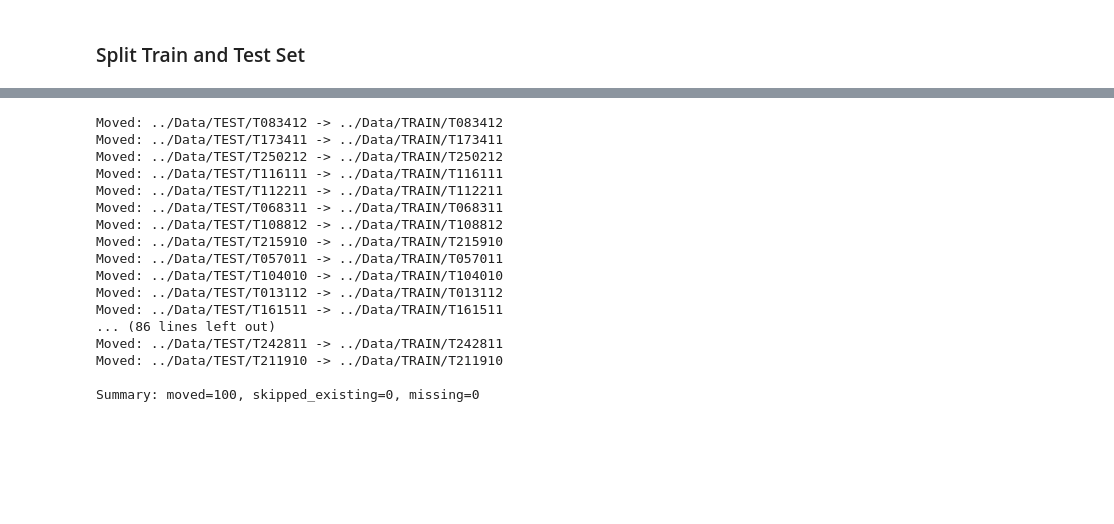
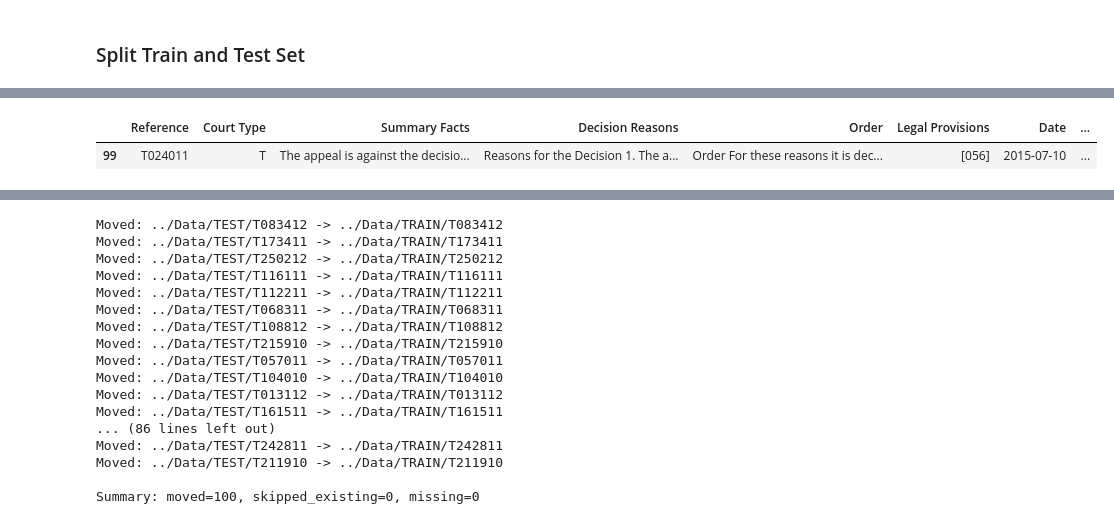
Before and after one commit to dahrb/Inventive_Step_ADM, a Jupyter notebook: Data/data_prep.ipynb, the cells around one changed output, grey strips where cells are left out. Drawn from its saved outputs; the diff is of its cells as text; code cells hidden in the pictures; blank space fills up the shorter version.

```diff
--- a/Data/data_prep.ipynb
+++ b/Data/data_prep.ipynb
@@ -253,7 +256,12 @@ len(test_data)
 test_data.to_pickle('test_data_Inv_Step.pkl')
 # %%
 import pandas as pd
-test_data = pd.read_pickle('test_data_Inv_Step.pkl')
+train_data = pd.read_pickle('train_data_Inv_Step.pkl')
+# %%
+train_data.loc[train_data['Reference'] == 'T024011']
+# %% [output]
+|  | Reference | Court Type | Summary Facts | Decision Reasons | Order | Legal Provisions | Date | ... |
+| 99 | T024011 | T | The appeal is against the decisio... | Reasons for the Decision 1. The a... | Order For these reasons it is dec... | [056] | 2015-07-10 | ... |
 # %%
 test_data
 # %% [output]
```
Also changed, not shown: parts of 7 cells of this notebook, 46 other files.
